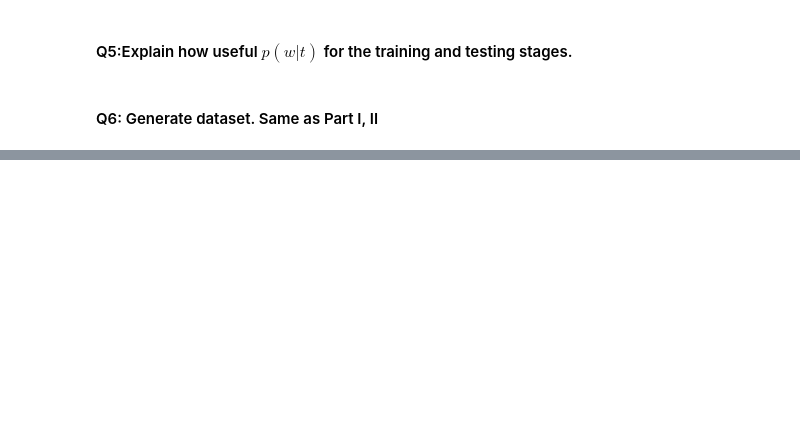
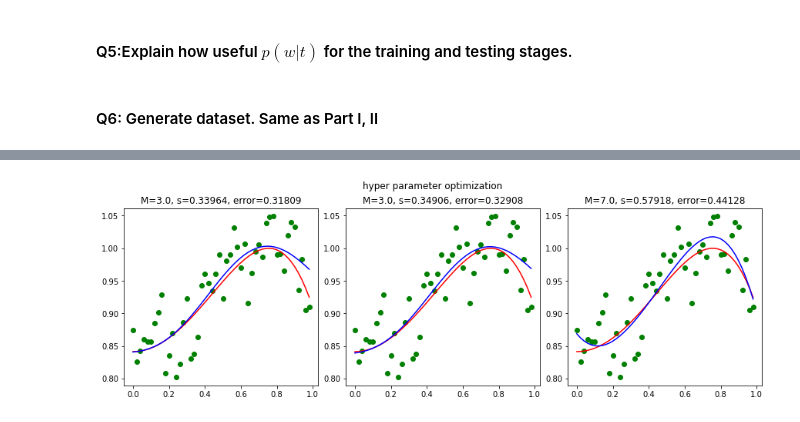
Before and after one commit to Observe-l/Msc_course, a Jupyter notebook: EE5907/CA/EE5907_CA1.ipynb, the cells around one changed output, grey strips where cells are left out. Drawn from its saved outputs; the diff is of its cells as text; code cells hidden in the pictures; blank space fills up the shorter version.

Commit message:
Fix some error

```diff
--- a/EE5907/CA/EE5907_CA1.ipynb
+++ b/EE5907/CA/EE5907_CA1.ipynb
@@ -770,0 +766,85 @@ Apply predictive distribution.
+# %%
+# Get the best model
+# The hyperparameter space
+space_MAP_gau = {
+                'model_complexity': hp.quniform('model_complexity',3,30,1), # model_complexity is an integer. range: [3,20]
+                's': hp.uniform('s', 0.00001,200)                       # alpha is a float number, range: [0.0001,10]
+}
+
+# Create a optimization function. Input our data
+def get_MAP_gau_objective(x:np.ndarray,y:np.ndarray, y_noisy:np.ndarray):
+    # params is our hyper parameter
+    def objective(params:dict):
+        m = int(params['model_complexity'])
+        n = len(x)
+        # Data processing
+        Phi = np.ones((n, m))
+        sigma = params['s']
+        alpha = sigma ** (-2)
+        # First column is 1. other column apply gaussian basis function
+        for i in range(1,m):
+            mu = i/m
+            Phi[:,i] = np.vectorize(gaussian_basis)(x, mu, sigma)
+
+        # Calculate W
+        t = y_noisy.reshape(LEN_N,1)
+        # Drop the singular result
+        try:
+            w = np.linalg.inv(Phi.T @ Phi + alpha/BETA) @ Phi.T @ t
+        except:
+            return {'loss':5000, 'status':STATUS_OK, 'params':params, 'y_estimation':0}
+        # Calculate absolute error
+        error, y_est = basis_error(Phi, w, y)
+        # The upper bound of error is 5000
+        error = 5000 if error > 5000 else error
+        objective.i += 1
+        return {'loss':error, 'status':STATUS_OK, 'params':params, 'y_estimation':y_est}
+    return objective
+
+# Call the hyperparameter optimization function, and deal with the resuls
+# Plot best 3 results. Default try 100 parameters
+def hyper_opt_gau_MAP(x:np.ndarray, y:np.ndarray, y_noisy, num_trails:int=100):
+    trails = Trials()
+    objective = get_MAP_gau_objective(x, y, y_noisy)
+    objective.i = 0
+    best = fmin(
+        fn=objective,
+        space = space_MAP_gau,
+        algo = tpe.suggest,
+        max_evals = num_trails,
+        trials= trails
+    )
+    # Get best 3 results
+    hyper_opt_results = np.array(trails.trials)
+    error_list = np.array([hyper_opt_results[i]['result']['loss'] for i in range(num_trails)])
+    result_argsort = np.argsort(error_list)
+    best_results = hyper_opt_results[result_argsort[0:3]]
+
+    # plot the best 3 results
+    fig, axs = plt.subplots(1,3, figsize=(12,4), constrained_layout=True)
+    for ax, iter_trail in zip(axs.flatten(), best_results):
+        param = iter_trail['result']['params']
+        ax.set_title('M={}, s={}, error={}'.format(param['model_complexity'], round(param['s'],5), round(iter_trail['result']['loss'],5)))
+        ax.plot(x, y, 'r-')
+        ax.scatter(x, y_noisy,color='green')
+        ax.plot(x, iter_trail['result']['y_estimation'], 'b-')
+    fig.suptitle('hyper parameter optimization')
+
+    # plot the 3D graph. We can see the influence of M and alpha
+    fig = plt.figure(figsize =(14, 9))
+    ax = plt.axes(projection ='3d')
+    # Get all parameters and error
+    model_complexity_list = np.array([hyper_opt_results[i]['result']['params']['model_complexity'] for i in range(num_trails)])
+    param_alpha_list = np.array([hyper_opt_results[i]['result']['params']['s'] for i in range(num_trails)])
+    # plot the surface
+    surf = ax.plot_trisurf(model_complexity_list, param_alpha_list, error_list, cmap=cm.coolwarm,
+                           linewidth=0, antialiased=False)
+    fig.colorbar(surf, shrink=0.5, aspect=5)
+    ax.set_xlabel("model complexity")
+    ax.set_ylabel("s")
+    ax.set_zlabel("absolute error")
+    return best_results[0]['result']['params']['model_complexity'], best_results[0]['result']['params']['s']
+
+m_p3, sigma_p3= hyper_opt_gau_MAP(x, y, y_noisy,1000)
+# %% [output]
+[figure, added]
```
Also changed, not shown: parts of 23 cells of this notebook.
